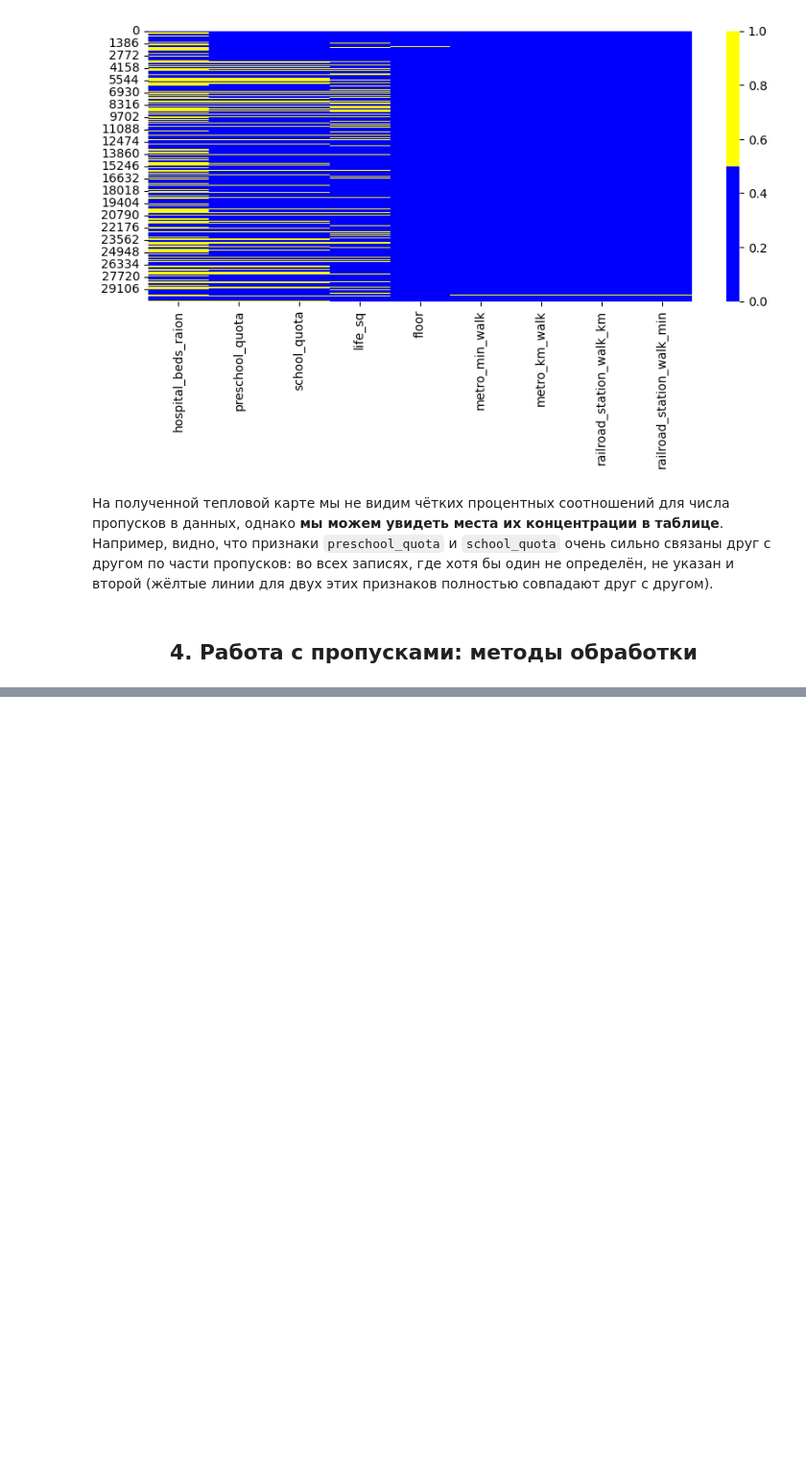
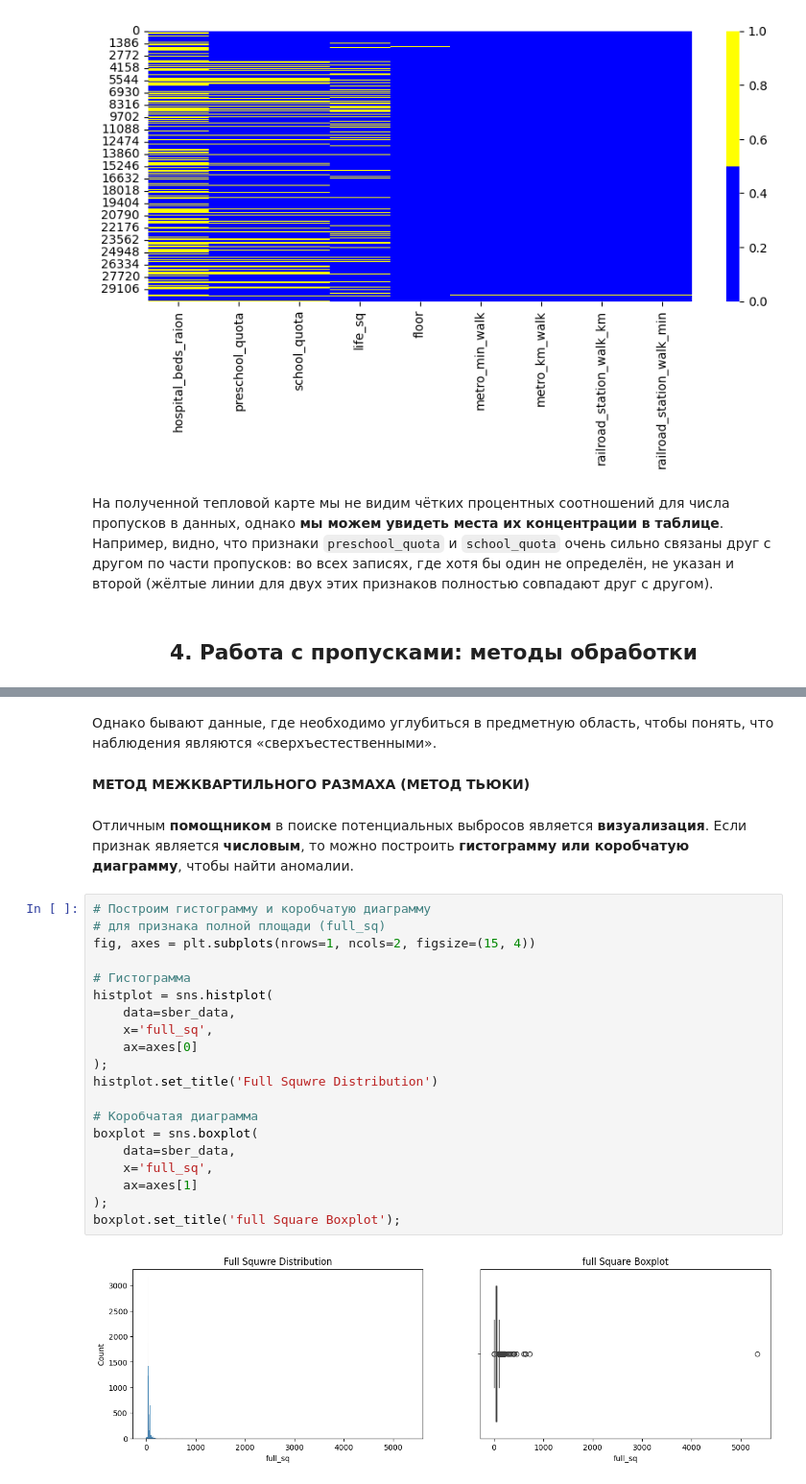
Before and after one commit to AnGera57/st_data_science, a Jupyter notebook: Skillfactory/14 - Очистка данных/Очистка данных.ipynb, the cells around one changed output, grey strips where cells are left out. Shown at 96% size. Cells and saved outputs as stored; diff of their text form; blank space fills up the shorter version.

```diff
--- a/Skillfactory/14 - Очистка данных/Очистка данных.ipynb
+++ b/Skillfactory/14 - Очистка данных/Очистка данных.ipynb
@@ -243,0 +697,28 @@ ax = sns.heatmap(
+# %% [markdown]
+Однако бывают данные, где необходимо углубиться в предметную область, чтобы понять, что наблюдения являются «сверхъестественными».
+# %% [markdown]
+**МЕТОД МЕЖКВАРТИЛЬНОГО РАЗМАХА (МЕТОД ТЬЮКИ)**
+# %% [markdown]
+Отличным **помощником** в поиске потенциальных выбросов является **визуализация**. Если признак является **числовым**, то можно построить **гистограмму или коробчатую диаграмму**, чтобы найти аномалии.
+# %%
+# Построим гистограмму и коробчатую диаграмму
+# для признака полной площади (full_sq)
+fig, axes = plt.subplots(nrows=1, ncols=2, figsize=(15, 4))
+
+# Гистограмма
+histplot = sns.histplot(
+    data=sber_data,
+    x='full_sq',
+    ax=axes[0]
+);
+histplot.set_title('Full Squwre Distribution')
+
+# Коробчатая диаграмма
+boxplot = sns.boxplot(
+    data=sber_data,
+    x='full_sq',
+    ax=axes[1]
+);
+boxplot.set_title('full Square Boxplot');
+# %% [output]
+[figure, added]
```
Also changed, not shown: parts of 84 cells of this notebook, 1 other file.
